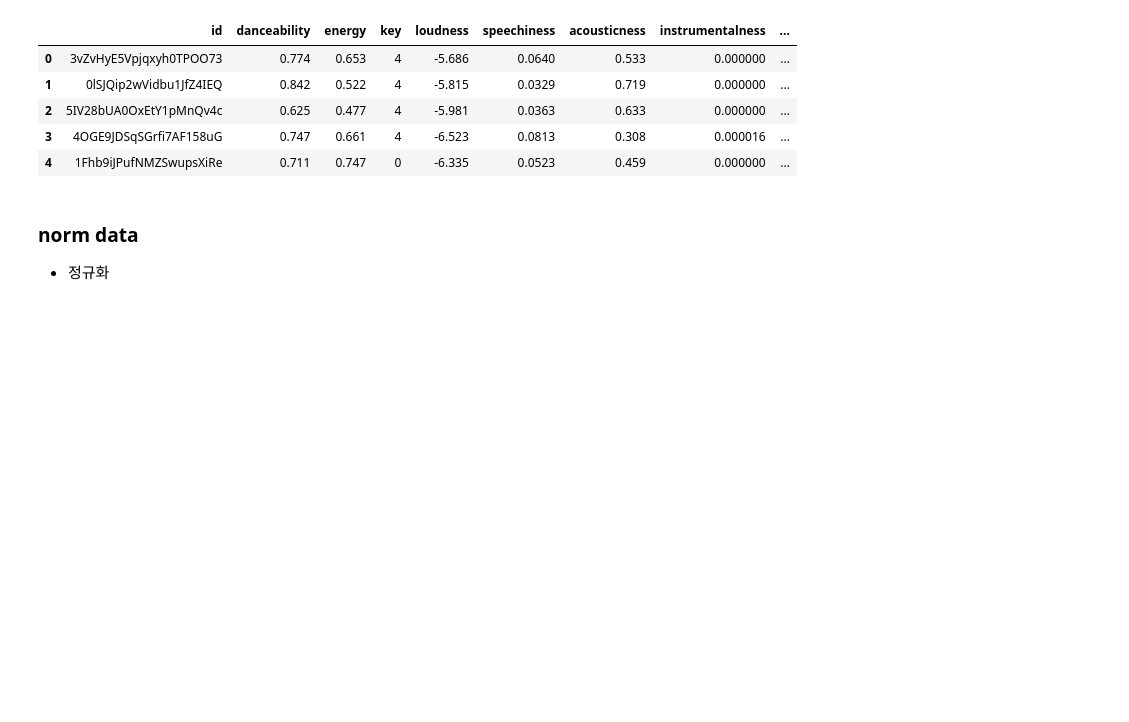
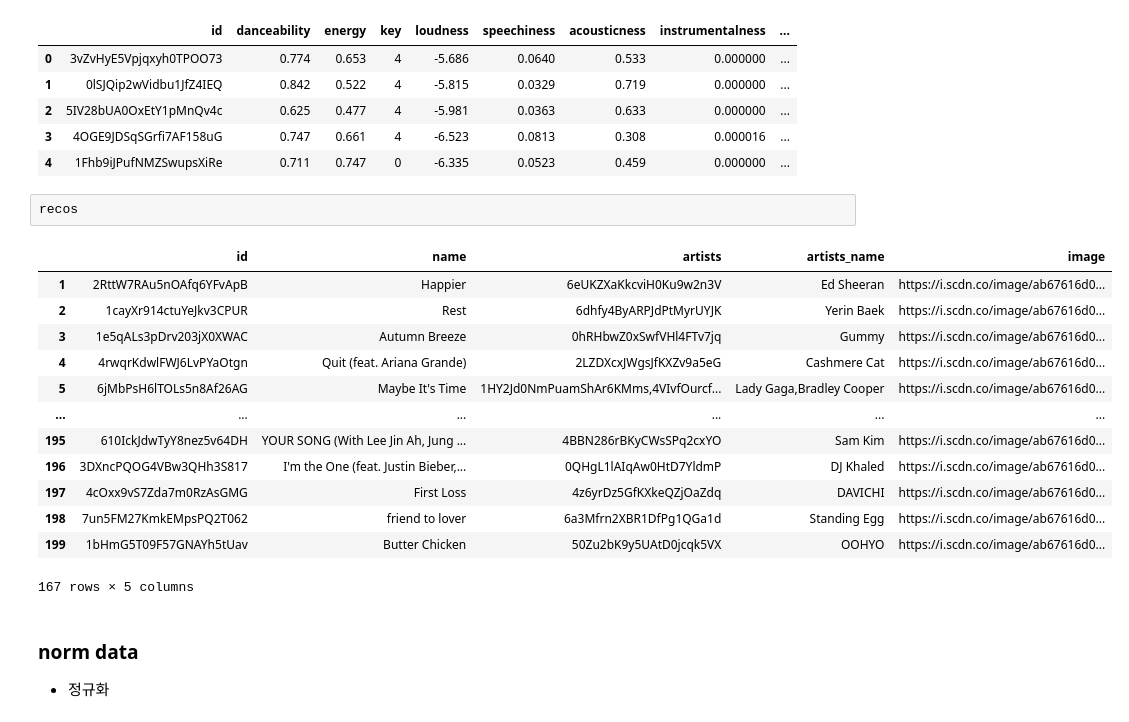
Before and after one commit to formegusto/research-muletter, a Jupyter notebook: pt1. MuLetter Service Researching.ipynb, the cells around one changed output. Saved outputs shown, nothing was run; the diff lists cells and outputs as text; blank space fills up the shorter version.

Commit message:
update : image 필드 추가

```diff
--- a/pt1. MuLetter Service Researching.ipynb
+++ b/pt1. MuLetter Service Researching.ipynb
@@ -65,6 +60,22 @@ reco_features.head()
 | 2 | 5IV28bUA0OxEtY1pMnQv4c | 0.625 | 0.477 | 4 | -5.981 | 0.0363 | 0.633 | 0.000000 | ... |
 | 3 | 4OGE9JDSqSGrfi7AF158uG | 0.747 | 0.661 | 4 | -6.523 | 0.0813 | 0.308 | 0.000016 | ... |
 | 4 | 1Fhb9iJPufNMZSwupsXiRe | 0.711 | 0.747 | 0 | -6.335 | 0.0523 | 0.459 | 0.000000 | ... |
+# %%
+recos
+# %% [output]
+|  | id | name | artists | artists_name | image |
+| 1 | 2RttW7RAu5nOAfq6YFvApB | Happier | 6eUKZXaKkcviH0Ku9w2n3V | Ed Sheeran | https://i.scdn.co/image/ab67616d0... |
+| 2 | 1cayXr914ctuYeJkv3CPUR | Rest | 6dhfy4ByARPJdPtMyrUYJK | Yerin Baek | https://i.scdn.co/image/ab67616d0... |
+| 3 | 1e5qALs3pDrv203jX0XWAC | Autumn Breeze | 0hRHbwZ0xSwfVHl4FTv7jq | Gummy | https://i.scdn.co/image/ab67616d0... |
+| 4 | 4rwqrKdwlFWJ6LvPYaOtgn | Quit (feat. Ariana Grande) | 2LZDXcxJWgsJfKXZv9a5eG | Cashmere Cat | https://i.scdn.co/image/ab67616d0... |
+| 5 | 6jMbPsH6lTOLs5n8Af26AG | Maybe It's Time | 1HY2Jd0NmPuamShAr6KMms,4VIvfOurcf... | Lady Gaga,Bradley Cooper | https://i.scdn.co/image/ab67616d0... |
+| ... | ... | ... | ... | ... | ... |
+| 195 | 610IckJdwTyY8nez5v64DH | YOUR SONG (With Lee Jin Ah, Jung ... | 4BBN286rBKyCWsSPq2cxYO | Sam Kim | https://i.scdn.co/image/ab67616d0... |
+| 196 | 3DXncPQOG4VBw3QHh3S817 | I'm the One (feat. Justin Bieber,... | 0QHgL1lAIqAw0HtD7YldmP | DJ Khaled | https://i.scdn.co/image/ab67616d0... |
+| 197 | 4cOxx9vS7Zda7m0RzAsGMG | First Loss | 4z6yrDz5GfKXkeQZjOaZdq | DAVICHI | https://i.scdn.co/image/ab67616d0... |
+| 198 | 7un5FM27KmkEMpsPQ2T062 | friend to lover | 6a3Mfrn2XBR1DfPg1QGa1d | Standing Egg | https://i.scdn.co/image/ab67616d0... |
+| 199 | 1bHmG5T09F57GNAYh5tUav | Butter Chicken | 50Zu2bK9y5UAtD0jcqk5VX | OOHYO | https://i.scdn.co/image/ab67616d0... |
+167 rows × 5 columns
 # %% [markdown]
 ### norm data
 - 정규화
```
Also changed, not shown: parts of 10 cells of this notebook, 3 other files.
